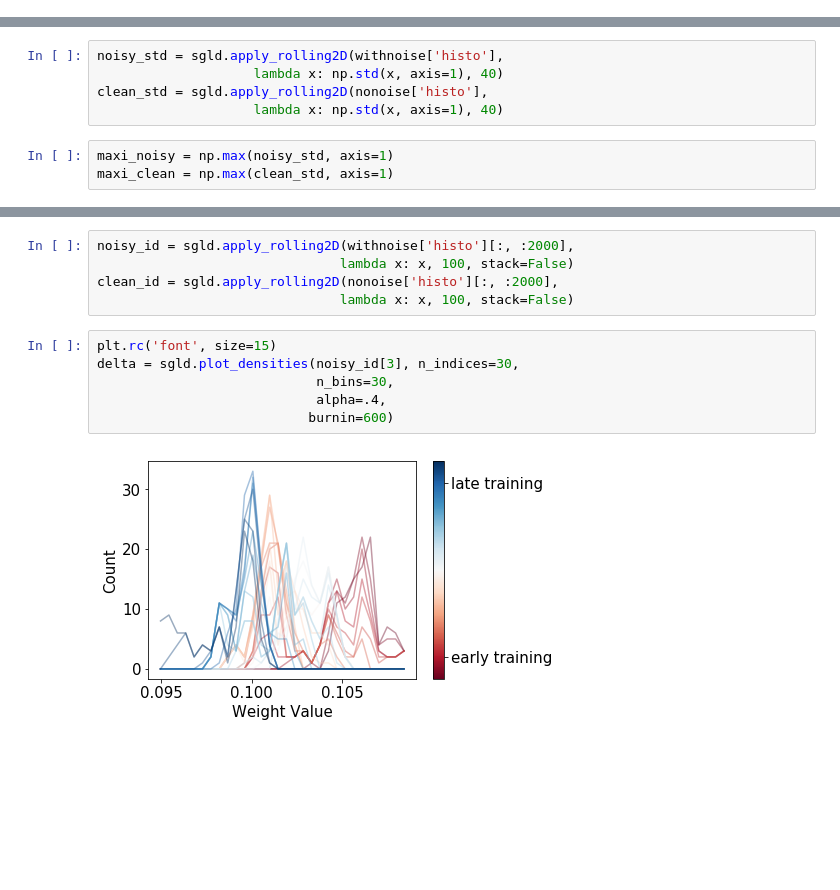
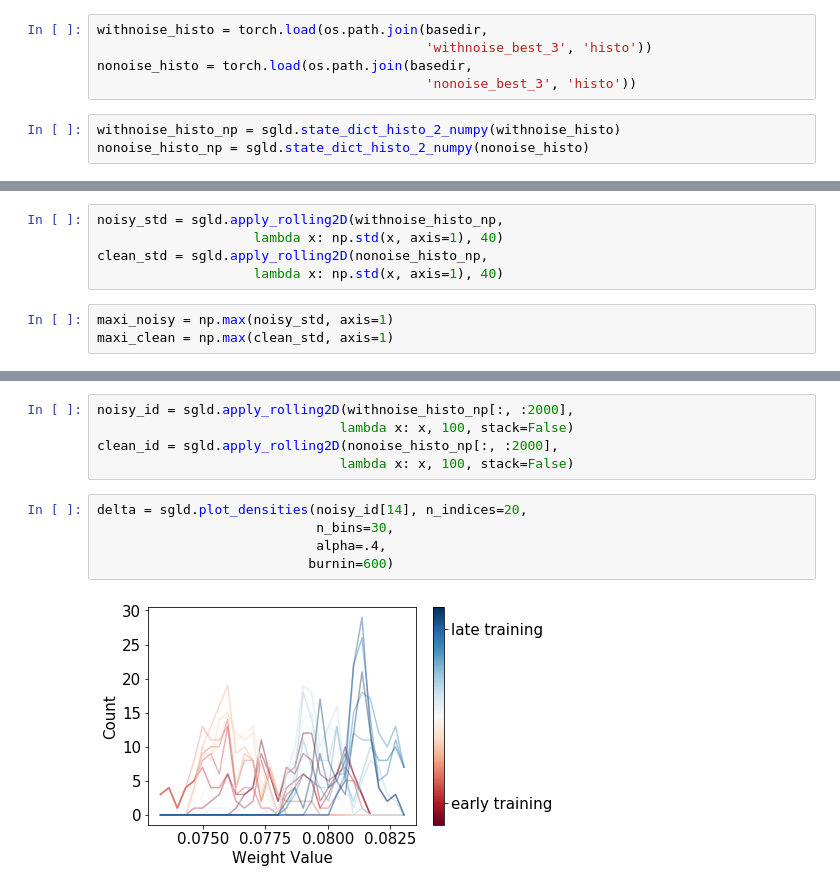
Before and after one commit to henripal/sgld, a Jupyter notebook: nbs/mnist.ipynb, the cells around one changed output, grey strips where cells are left out. Drawn from its saved outputs; the diff is of its cells as text; blank space fills up the shorter version.

```diff
--- a/nbs/mnist.ipynb
+++ b/nbs/mnist.ipynb
@@ -34 +44,9 @@ nonoise['val'][-1]
+# %%
+withnoise_histo = torch.load(os.path.join(basedir,
+                                          'withnoise_best_3', 'histo'))
+nonoise_histo = torch.load(os.path.join(basedir,
+                                          'nonoise_best_3', 'histo'))
+# %%
+withnoise_histo_np = sgld.state_dict_histo_2_numpy(withnoise_histo)
+nonoise_histo_np = sgld.state_dict_histo_2_numpy(nonoise_histo)
 # %%
@@ -43,7 +62,7 @@ Text(0,0.5,'Mean Squared Error')
 # %%
-noisy_std = sgld.apply_rolling2D(withnoise['histo'],
+noisy_std = sgld.apply_rolling2D(withnoise_histo_np,
                     lambda x: np.std(x, axis=1), 40)
-clean_std = sgld.apply_rolling2D(nonoise['histo'],
+clean_std = sgld.apply_rolling2D(nonoise_histo_np,
                     lambda x: np.std(x, axis=1), 40)
 # %%
 maxi_noisy = np.max(noisy_std, axis=1)
@@ -60,14 +79,13 @@ Text(0,0.5,'Max Std. Error')
 # %%
-noisy_id = sgld.apply_rolling2D(withnoise['histo'][:, :2000],
+noisy_id = sgld.apply_rolling2D(withnoise_histo_np[:, :2000],
                                lambda x: x, 100, stack=False)
-clean_id = sgld.apply_rolling2D(nonoise['histo'][:, :2000],
+clean_id = sgld.apply_rolling2D(nonoise_histo_np[:, :2000],
                                lambda x: x, 100, stack=False)
 # %%
-plt.rc('font', size=15)
-delta = sgld.plot_densities(noisy_id[3], n_indices=30,
+delta = sgld.plot_densities(noisy_id[14], n_indices=20,
                             n_bins=30,
                             alpha=.4,
                            burnin=600)
 # %% [output]
-[figure, old version]
+[figure, new version]
 # %%
```
Also changed, not shown: parts of 50 cells of this notebook, 5 other files.
